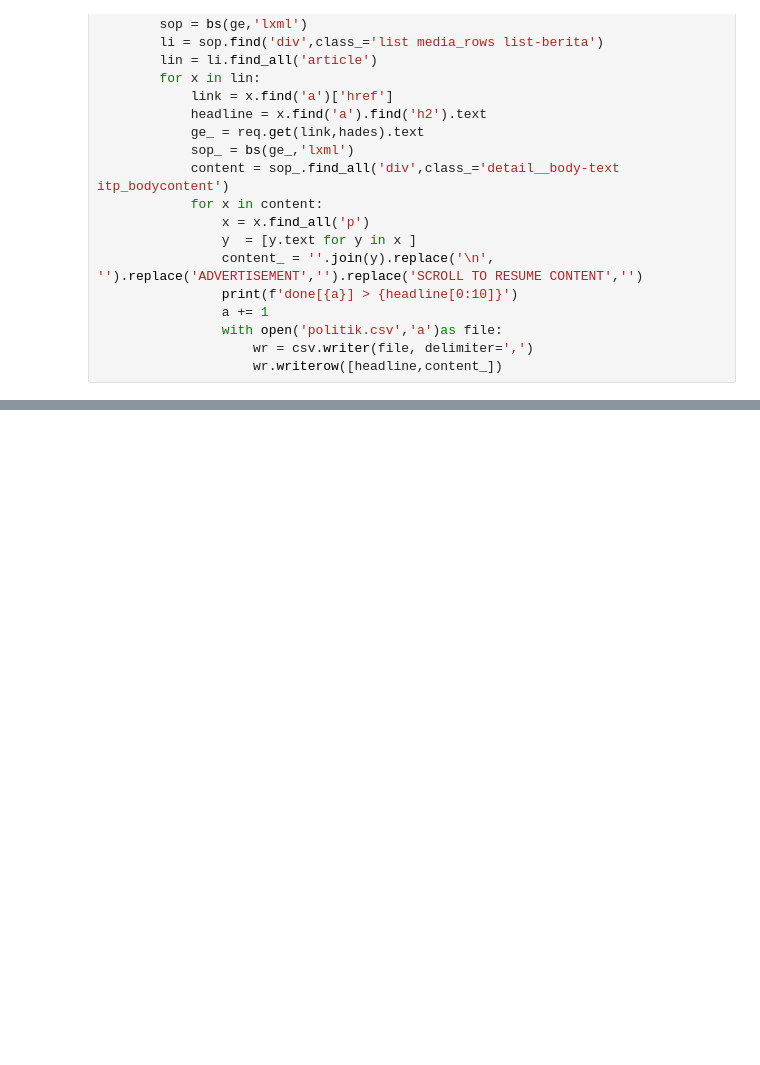
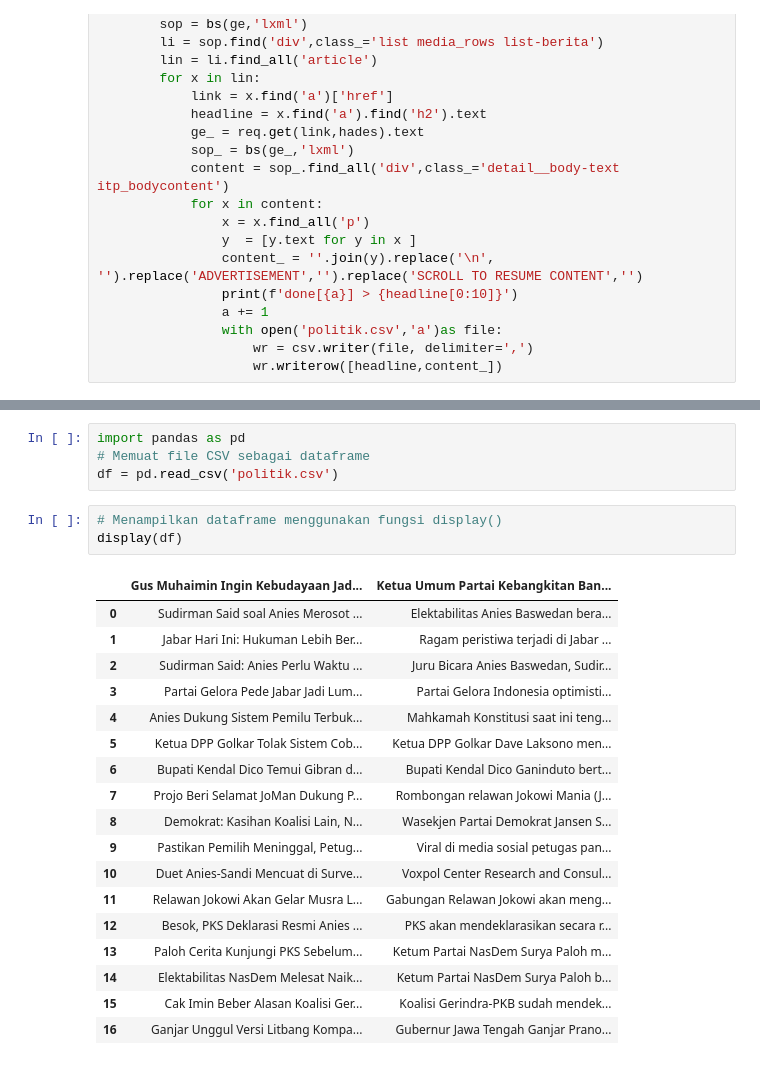
Before and after one commit to khikisb/prosaindata, a Jupyter notebook: _sources/tugas-prosaindata/beritaOnline.ipynb, the cells around one changed output, grey strips where cells are left out. Saved outputs shown, nothing was run; the diff lists cells and outputs as text; blank space fills up the shorter version.

```diff
--- a/_sources/tugas-prosaindata/beritaOnline.ipynb
+++ b/_sources/tugas-prosaindata/beritaOnline.ipynb
@@ -57,0 +72,26 @@ done[18] > TGB Dukung
+# %%
+import pandas as pd
+# Memuat file CSV sebagai dataframe
+df = pd.read_csv('politik.csv')
+# %%
+# Menampilkan dataframe menggunakan fungsi display()
+display(df)
+# %% [output]
+|  | Gus Muhaimin Ingin Kebudayaan Jad... | Ketua Umum Partai Kebangkitan Ban... |
+| 0 | Sudirman Said soal Anies Merosot ... | Elektabilitas Anies Baswedan bera... |
+| 1 | Jabar Hari Ini: Hukuman Lebih Ber... | Ragam peristiwa terjadi di Jabar ... |
+| 2 | Sudirman Said: Anies Perlu Waktu ... | Juru Bicara Anies Baswedan, Sudir... |
+| 3 | Partai Gelora Pede Jabar Jadi Lum... | Partai Gelora Indonesia optimisti... |
+| 4 | Anies Dukung Sistem Pemilu Terbuk... | Mahkamah Konstitusi saat ini teng... |
+| 5 | Ketua DPP Golkar Tolak Sistem Cob... | Ketua DPP Golkar Dave Laksono men... |
+| 6 | Bupati Kendal Dico Temui Gibran d... | Bupati Kendal Dico Ganinduto bert... |
+| 7 | Projo Beri Selamat JoMan Dukung P... | Rombongan relawan Jokowi Mania (J... |
+| 8 | Demokrat: Kasihan Koalisi Lain, N... | Wasekjen Partai Demokrat Jansen S... |
+| 9 | Pastikan Pemilih Meninggal, Petug... | Viral di media sosial petugas pan... |
+| 10 | Duet Anies-Sandi Mencuat di Surve... | Voxpol Center Research and Consul... |
+| 11 | Relawan Jokowi Akan Gelar Musra L... | Gabungan Relawan Jokowi akan meng... |
+| 12 | Besok, PKS Deklarasi Resmi Anies ... | PKS akan mendeklarasikan secara r... |
+| 13 | Paloh Cerita Kunjungi PKS Sebelum... | Ketum Partai NasDem Surya Paloh m... |
+| 14 | Elektabilitas NasDem Melesat Naik... | Ketum Partai NasDem Surya Paloh b... |
+| 15 | Cak Imin Beber Alasan Koalisi Ger... | Koalisi Gerindra-PKB sudah mendek... |
+| 16 | Ganjar Unggul Versi Litbang Kompa... | Gubernur Jawa Tengah Ganjar Prano... |
```
Also changed, not shown: parts of 6 cells of this notebook, 16 other files.
